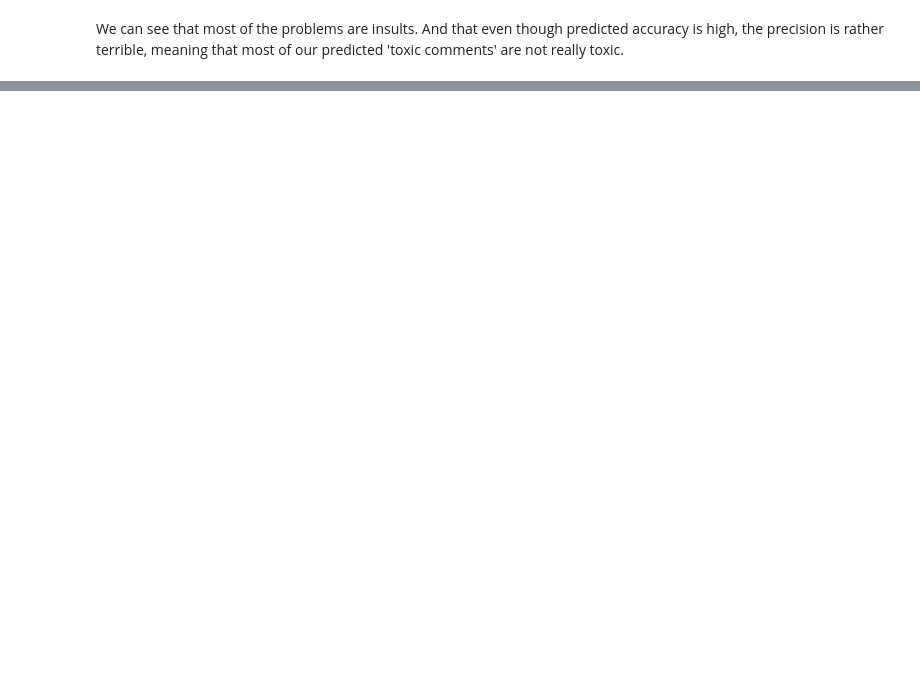
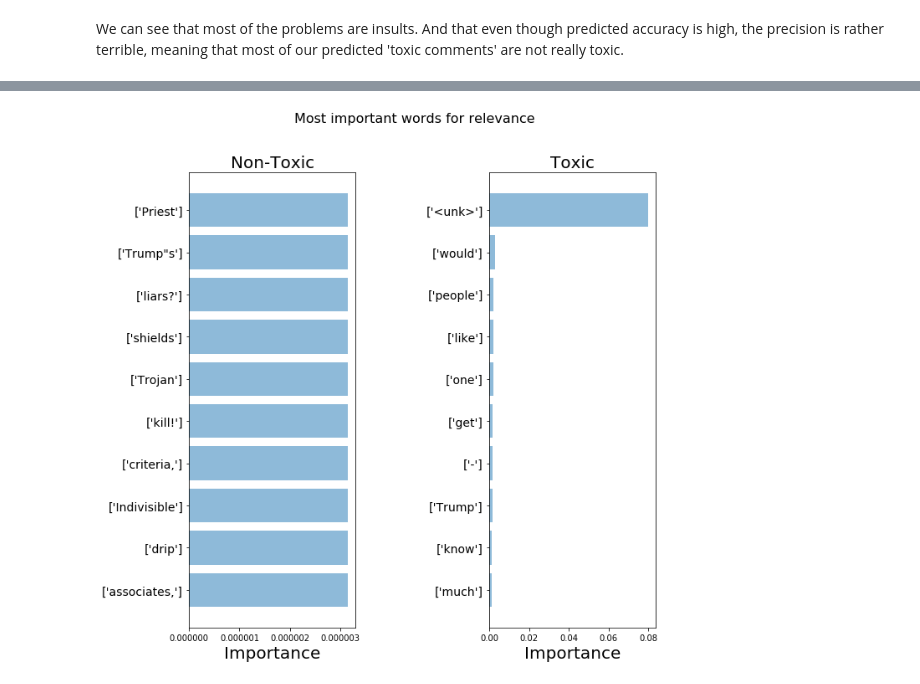
Before and after one commit to KathleenYWang/Language_Models_For_Toxicity_Classification, a Jupyter notebook: NaiveBayesSubCatNewVoc.ipynb, the cells around one changed output, grey strips where cells are left out. Drawn from its saved outputs; the diff is of its cells as text; code cells hidden in the pictures; blank space fills up the shorter version.

```diff
--- a/NaiveBayesSubCatNewVoc.ipynb
+++ b/NaiveBayesSubCatNewVoc.ipynb
@@ -519,0 +547,4 @@ plot_important_words(top_scores, top_words, bottom_scores, bottom_words, "Most i
+# %%
+plot_given_model(nb_idat)
+# %% [output]
+[figure, added]
```
Also changed, not shown: parts of 20 cells of this notebook.
